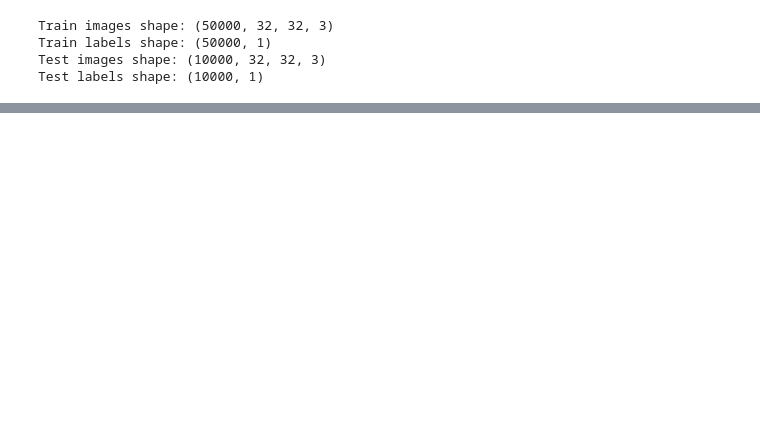
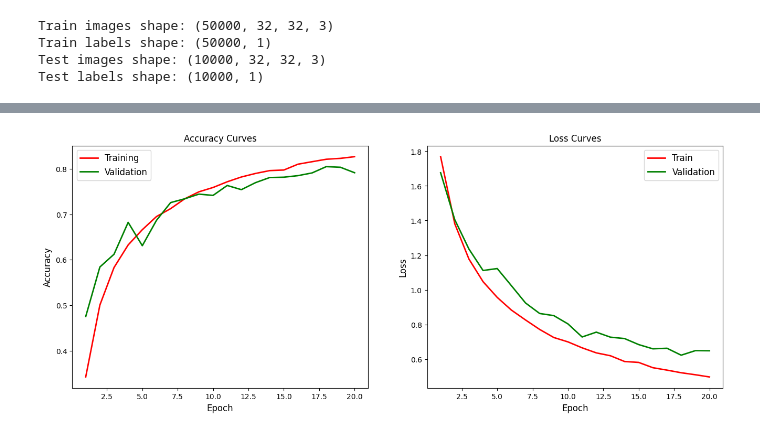
Before and after one commit to kotovskyy/CIFAR10-CNN, a Jupyter notebook: cifar.ipynb, the cells around one changed output, grey strips where cells are left out. Saved outputs shown, nothing was run; the diff lists cells and outputs as text; code cells hidden in the pictures; blank space fills up the shorter version.

```diff
--- a/cifar.ipynb
+++ b/cifar.ipynb
@@ -66,12 +65,24 @@ y_val = to_categorical(y_val, N_CLASSES)
 # %%
 model = keras.models.Sequential()
 model.add(layers.Input(shape=(32, 32, 3)))
-model.add(layers.Conv2D(filters=32, kernel_size=3, activation='relu'))
+model.add(layers.Conv2D(filters=32, kernel_size=3, padding='same', activation='relu'))
+model.add(layers.Conv2D(filters=32, kernel_size=3, padding='same', activation='relu'))
+model.add(layers.Dropout(rate=0.25))
 model.add(layers.MaxPooling2D(pool_size=2))
-model.add(layers.Conv2D(filters=64, kernel_size=3, activation='relu'))
+
+model.add(layers.Conv2D(filters=64, kernel_size=3, padding='same', activation='relu'))
+model.add(layers.Conv2D(filters=64, kernel_size=3, padding='same', activation='relu'))
+model.add(layers.Dropout(rate=0.5))
 model.add(layers.MaxPooling2D(pool_size=2))
-model.add(layers.Conv2D(filters=128, kernel_size=3, activation='relu'))
+
+model.add(layers.Conv2D(filters=128, kernel_size=3, padding='same', activation='relu'))
+model.add(layers.Conv2D(filters=128, kernel_size=3, padding='same', activation='relu'))
+model.add(layers.Dropout(rate=0.5))
+model.add(layers.MaxPooling2D(pool_size=2))
+
 model.add(layers.Flatten())
+model.add(layers.Dense(units=128, activation='relu'))
+model.add(layers.Dropout(rate=0.5))
 model.add(layers.Dense(units=N_CLASSES, activation='softmax'))
 
 model.summary()
@@ -94,8 +105,9 @@ Trainable params: 113738 (444.29 KB)
 Non-trainable params: 0 (0.00 Byte)
 _________________________________________________________________
 # %%
-model.compile(optimizer='rmsprop', loss=categorical_crossentropy, metrics=['accuracy'])
+model.compile(optimizer='adam', loss=categorical_crossentropy, metrics=['accuracy'])
 # %%
-history = model.fit(x_train, y_train, batch_size=64, epochs=20, validation_data=(x_val, y_val))
+N_EPOCHS = 20
+history = model.fit(x_train, y_train, batch_size=128, epochs=N_EPOCHS, validation_data=(x_val, y_val))
 # %% [output]
 Epoch 1/20
@@ -117,0 +132,21 @@ Epoch 20/20
+# %%
+plt.figure(figsize=[16, 6])
+plt.subplot(1, 2, 1)
+plt.plot(range(1, N_EPOCHS+1), history.history['accuracy'], color="red", linewidth="2.0", label="Training")
+plt.plot(range(1, N_EPOCHS+1), history.history['val_accuracy'], color="green", linewidth="2.0", label="Validation")
+plt.title("Accuracy Curves")
+plt.xlabel("Epoch", fontsize=12)
+plt.ylabel("Accuracy", fontsize=12)
+plt.legend(fontsize=12)
+
+
+plt.subplot(1, 2, 2)
+plt.plot(range(1, N_EPOCHS+1), history.history['loss'], color="red", linewidth="2.0", label="Train")
+plt.plot(range(1, N_EPOCHS+1), history.history['val_loss'], color="green", linewidth="2.0", label="Validation")
+plt.title("Loss Curves")
+plt.xlabel("Epoch", fontsize=12)
+plt.ylabel("Loss", fontsize=12)
+plt.legend(fontsize=12)
+plt.show()
+# %% [output]
+[figure, added]
```
Also changed, not shown: parts of 10 cells of this notebook.
